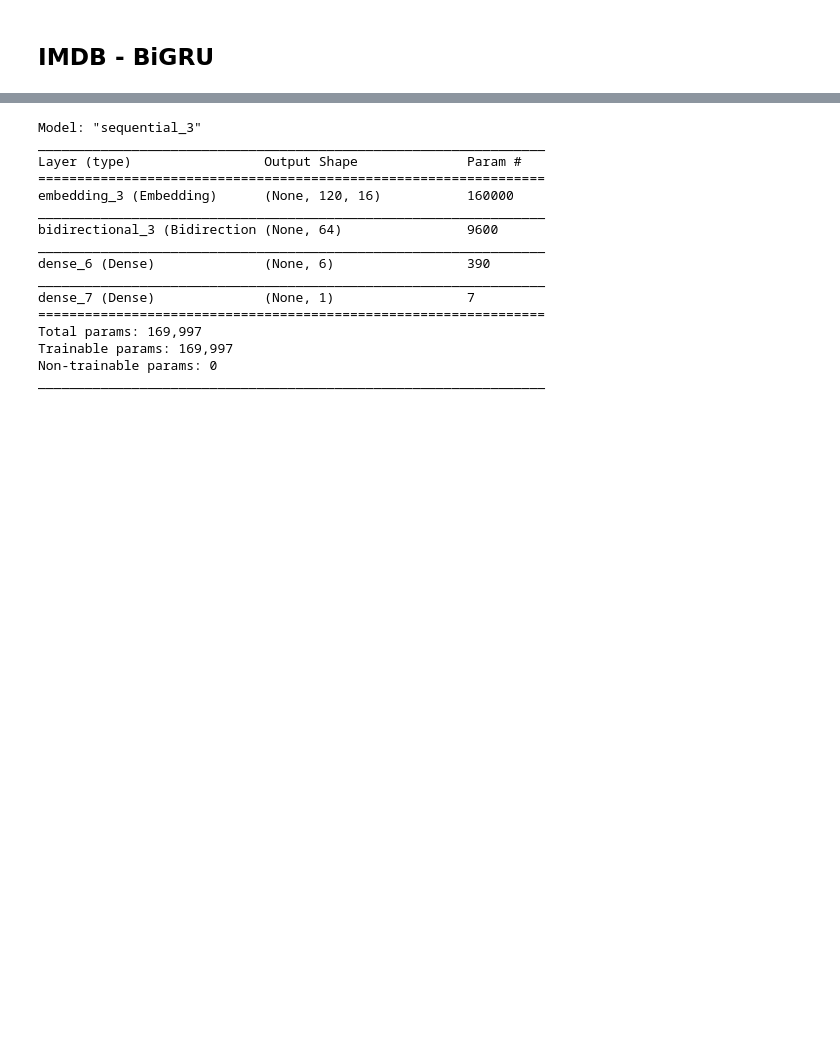
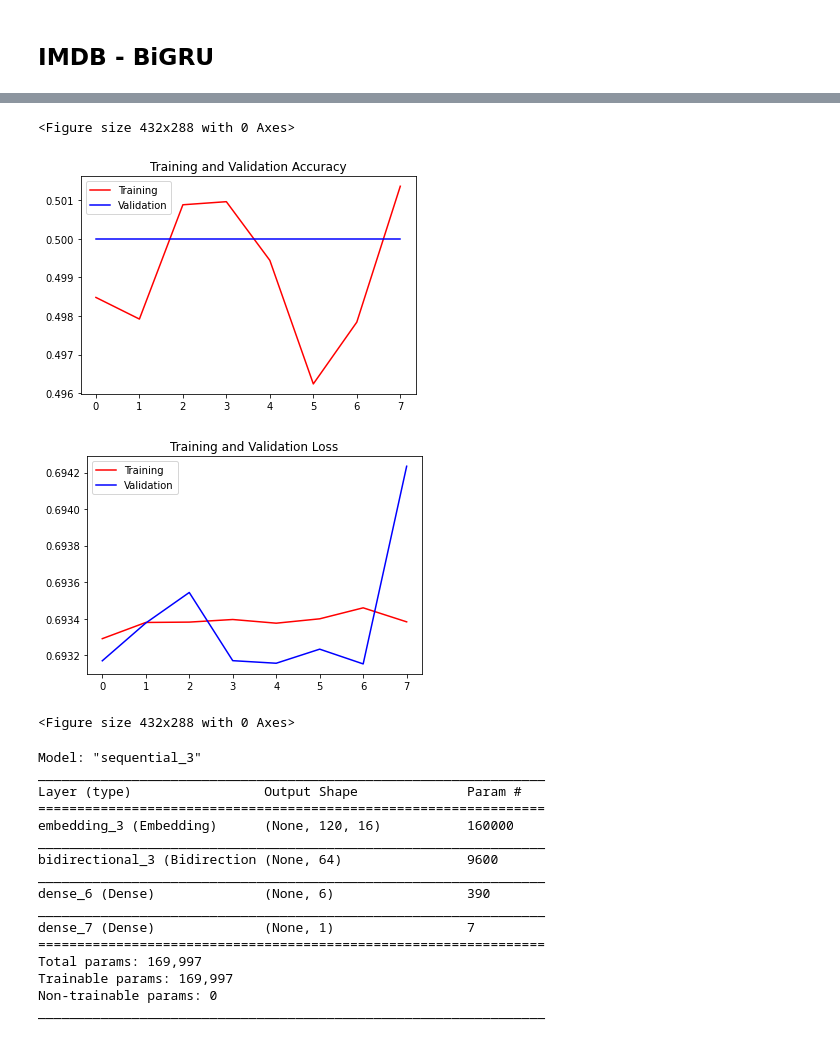
Before and after one commit to hrisav/tensorflow-developer, a Jupyter notebook: C3_NLP_In_TensorFlow/C_Week_3.ipynb, the cells around one changed output, grey strips where cells are left out. Cells and saved outputs as stored; diff of their text form; code cells hidden in the pictures; blank space fills up the shorter version.

```diff
--- a/C3_NLP_In_TensorFlow/C_Week_3.ipynb
+++ b/C3_NLP_In_TensorFlow/C_Week_3.ipynb
@@ -478,0 +618,18 @@ plot_graphs(history, 'loss')
+# %%
+model.compile(optimizer=optimizer,
+              loss=loss,
+              metrics=metrics)
+# %%
+early_stopping    = EarlyStopping(monitor='loss', patience=7)
+reduce_lr         = ReduceLROnPlateau(monitor='loss', patience=7, min_lr=0.001, mode='min', verbose=1)
+model_checkpoint  = ModelCheckpoint(monitor='loss', filepath='./best_model.h5', save_best_only=True)
+# %%
+epochs = 20
+callbacks = [early_stopping, reduce_lr, model_checkpoint]
+# %%
+history = model.fit(training_padded,
+                    training_labels,
+                    validation_data=(testing_padded, testing_labels),
+                    verbose = 1,
+                    epochs = epochs,
+                    callbacks = callbacks)
@@ -479,3 +655,30 @@ plot_graphs(history, 'loss')
+# %%
+acc      = history.history['accuracy']
+val_acc  = history.history['val_accuracy']
+
+epochs   = range(len(acc))
+
+plt.plot(epochs, acc, 'r', label = 'Training')
+plt.plot(epochs, val_acc, 'b', label = 'Validation')
+plt.title('Training and Validation Accuracy')
+plt.legend()
+plt.figure()
+
+loss     = history.history['loss']
+val_loss = history.history['val_loss']
+
+epochs   = range(len(loss))
+
+plt.plot(epochs, loss, 'r', label = 'Training')
+plt.plot(epochs, val_loss, 'b', label = 'Validation')
+plt.title('Training and Validation Loss')
+plt.legend()
+plt.figure()
+# %% [output]
+<Figure size 432x288 with 0 Axes>
+[figure, added]
+[figure, added]
+<Figure size 432x288 with 0 Axes>
 # %%
 model = tf.keras.Sequential([
     tf.keras.layers.Embedding(vocab_size, embedding_dim, input_length=max_length),
```
Also changed, not shown: parts of 35 cells of this notebook.
